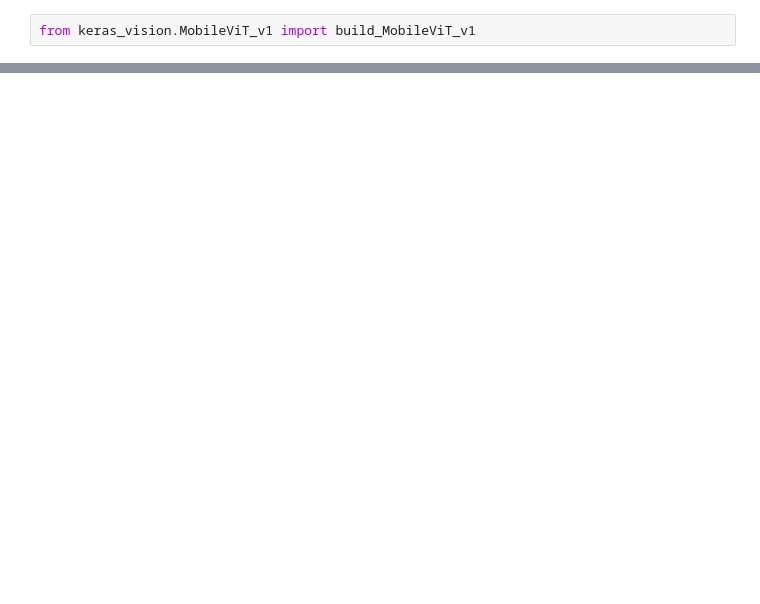
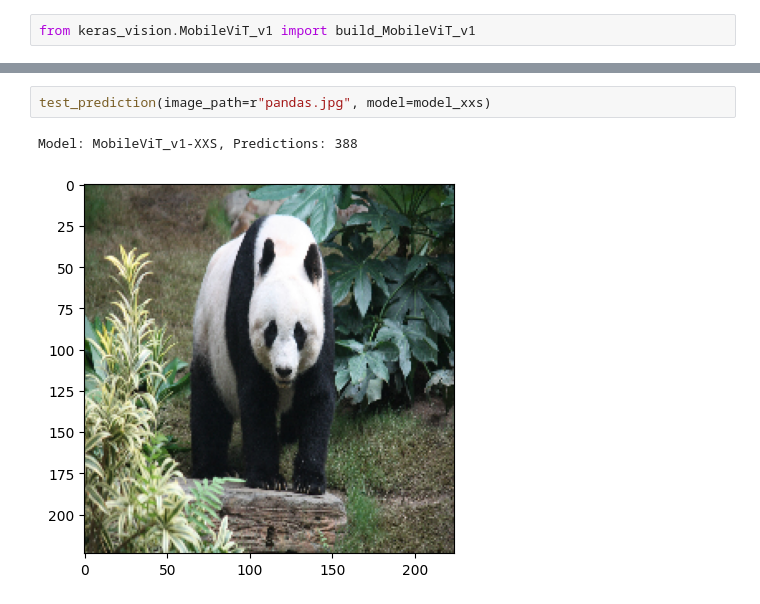
Before and after one commit to veb-101/keras-vision, a Jupyter notebook: examples/mobile_vit_v1.ipynb, the cells around one changed output, grey strips where cells are left out. Saved outputs shown, nothing was run; the diff lists cells and outputs as text; blank space fills up the shorter version.

```diff
--- a/examples/mobile_vit_v1.ipynb
+++ b/examples/mobile_vit_v1.ipynb
@@ -46,0 +98,5 @@ Model: "MobileViT_v1-XXS"
+# %%
+test_prediction(image_path=r"pandas.jpg", model=model_xxs)
+# %% [output]
+Model: MobileViT_v1-XXS, Predictions: 388
+[figure, added]
```
Also changed, not shown: parts of 7 cells of this notebook.
